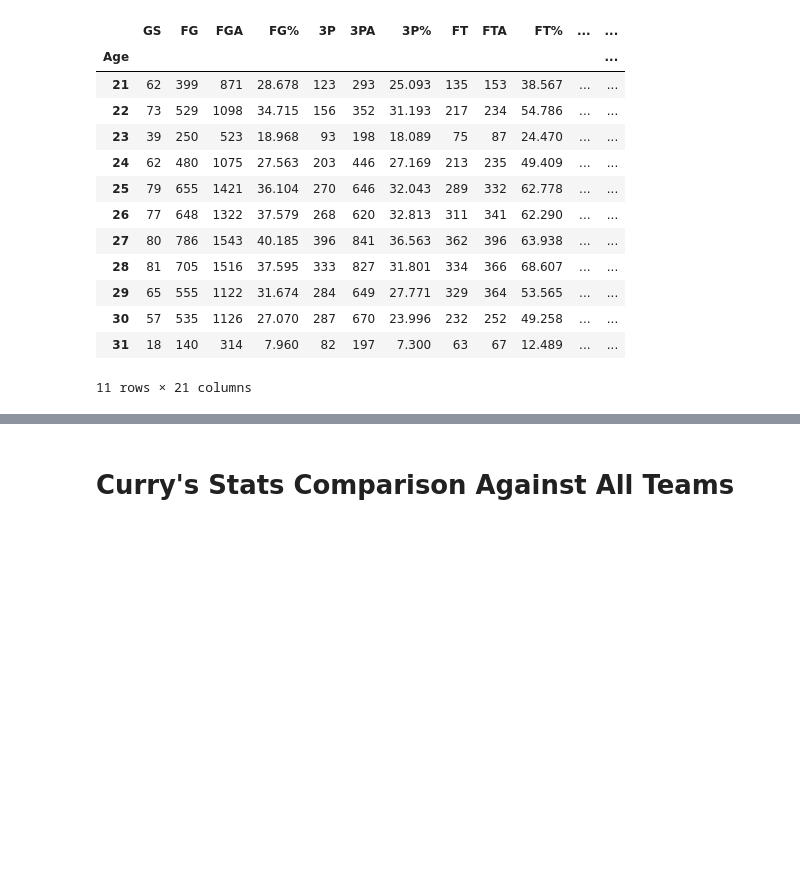
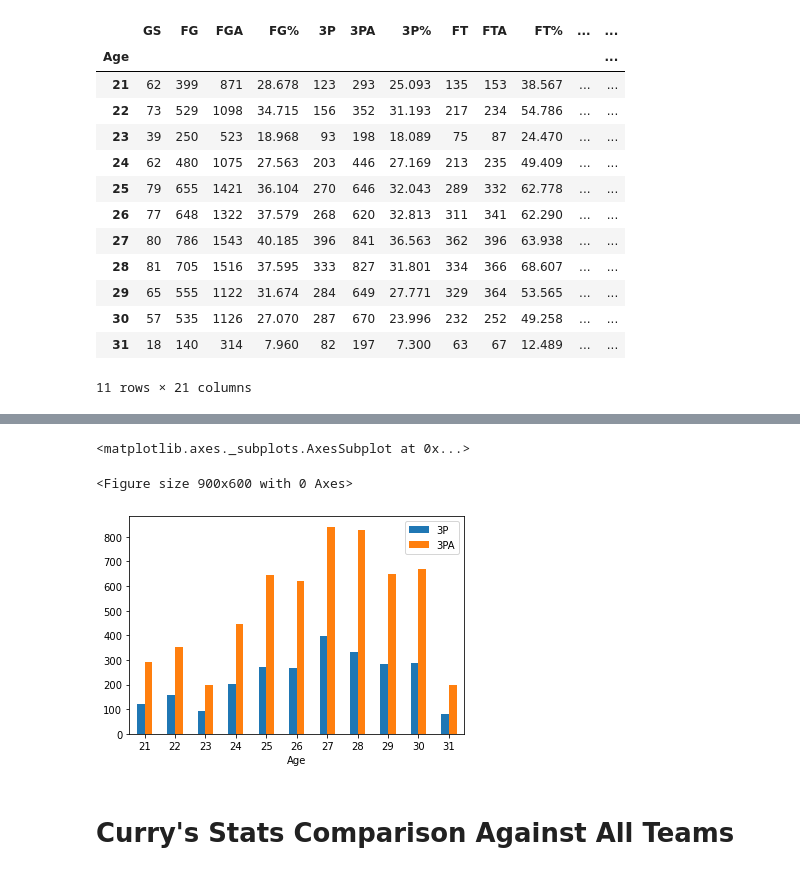
Before and after one commit to abhi10sharma/steph-curry-regular-season-analysis, a Jupyter notebook: Steph Curry regular season analysis.ipynb, the cells around one changed output, grey strips where cells are left out. Saved outputs shown, nothing was run; the diff lists cells and outputs as text; code cells hidden in the pictures; blank space fills up the shorter version.

```diff
--- a/Steph Curry regular season analysis.ipynb
+++ b/Steph Curry regular season analysis.ipynb
@@ -210,0 +215,3 @@ plt.show()
+# %%
+df_3p = age_df.filter(['3P', '3PA'])
+df_3p
@@ -211,3 +232,10 @@ plt.show()
+# %%
+
+df_3p.plot.bar(rot=0)
+# %% [output]
+<matplotlib.axes._subplots.AxesSubplot at 0x...>
+<Figure size 900x600 with 0 Axes>
+[figure, added]
 # %% [markdown]
 # Curry's Stats Comparison Against All Teams
 # %%
```
Also changed, not shown: parts of 7 cells of this notebook.
